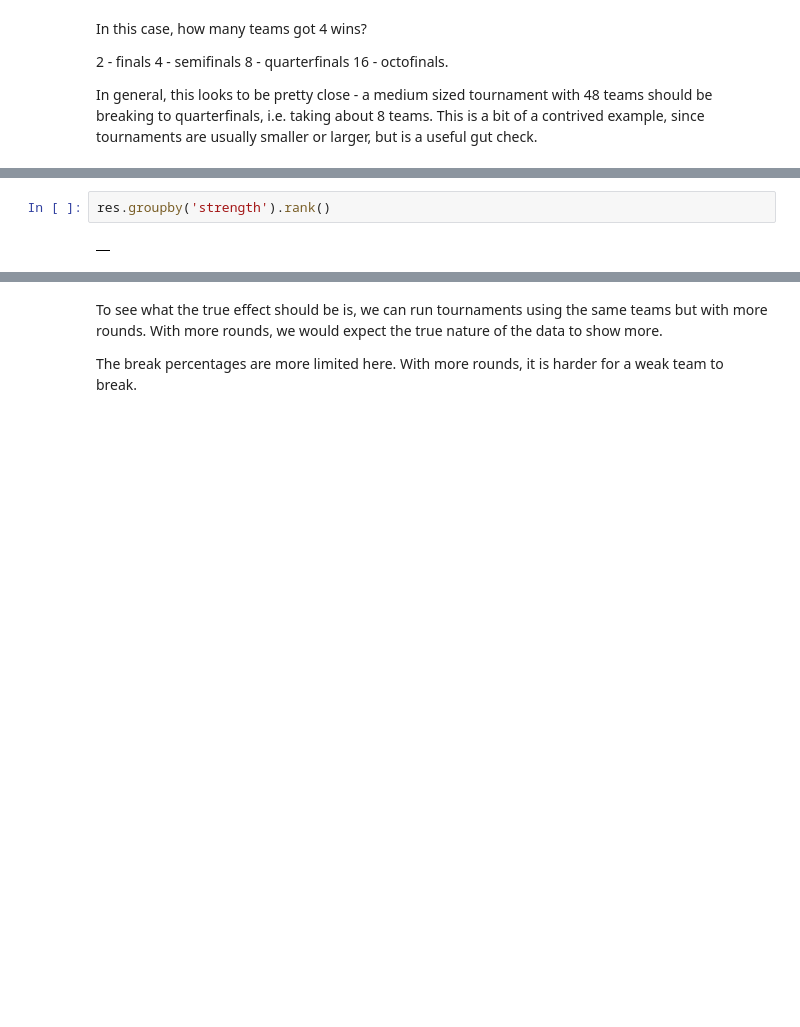
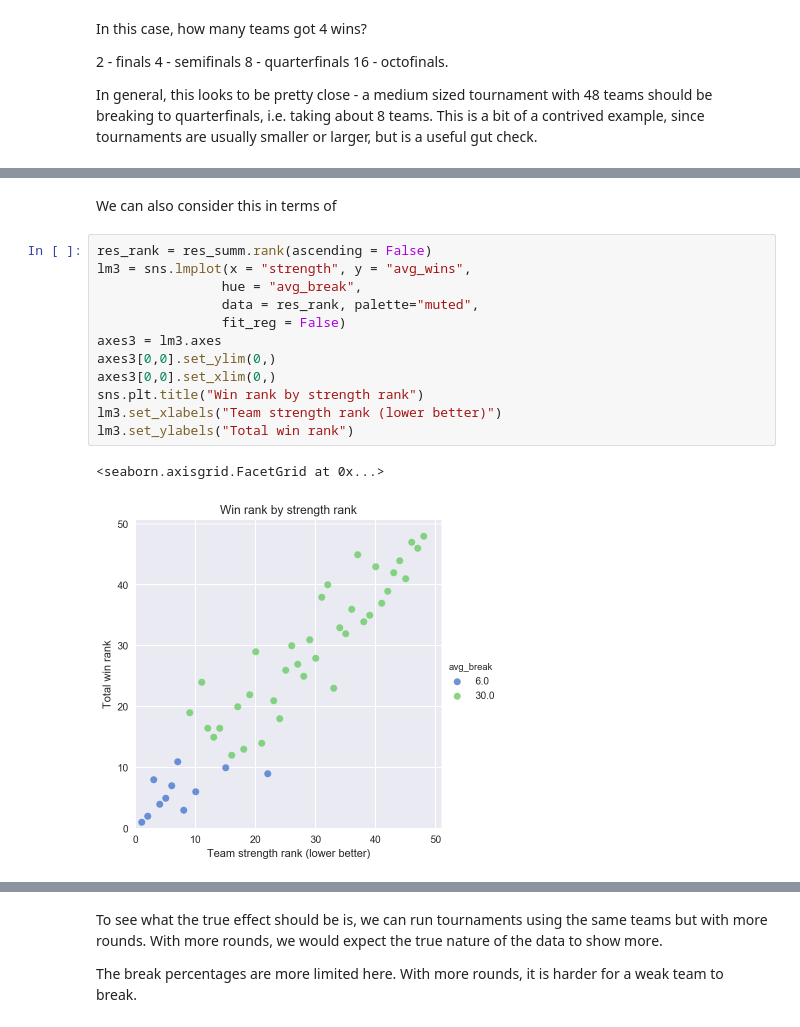
Before and after one commit to stillmatic/tournaments, a Jupyter notebook: tourney.ipynb, the cells around one changed output, grey strips where cells are left out. Cells and saved outputs as stored; diff of their text form; blank space fills up the shorter version.

```diff
--- a/tourney.ipynb
+++ b/tourney.ipynb
@@ -234,5 +245,18 @@ res_summ.groupby('avg_break').count()
-# %%
-res.groupby('strength').rank()
-# %% [output]
-|  |
+# %% [markdown]
+We can also consider this in terms of
+# %%
+res_rank = res_summ.rank(ascending = False)
+lm3 = sns.lmplot(x = "strength", y = "avg_wins",
+                hue = "avg_break",
+                data = res_rank, palette="muted",
+                fit_reg = False)
+axes3 = lm3.axes
+axes3[0,0].set_ylim(0,)
+axes3[0,0].set_xlim(0,)
+sns.plt.title("Win rank by strength rank")
+lm3.set_xlabels("Team strength rank (lower better)")
+lm3.set_ylabels("Total win rank")
+# %% [output]
+<seaborn.axisgrid.FacetGrid at 0x...>
+[figure, added]
 # %% [markdown]
```
Also changed, not shown: parts of 14 cells of this notebook, 16 other files.
